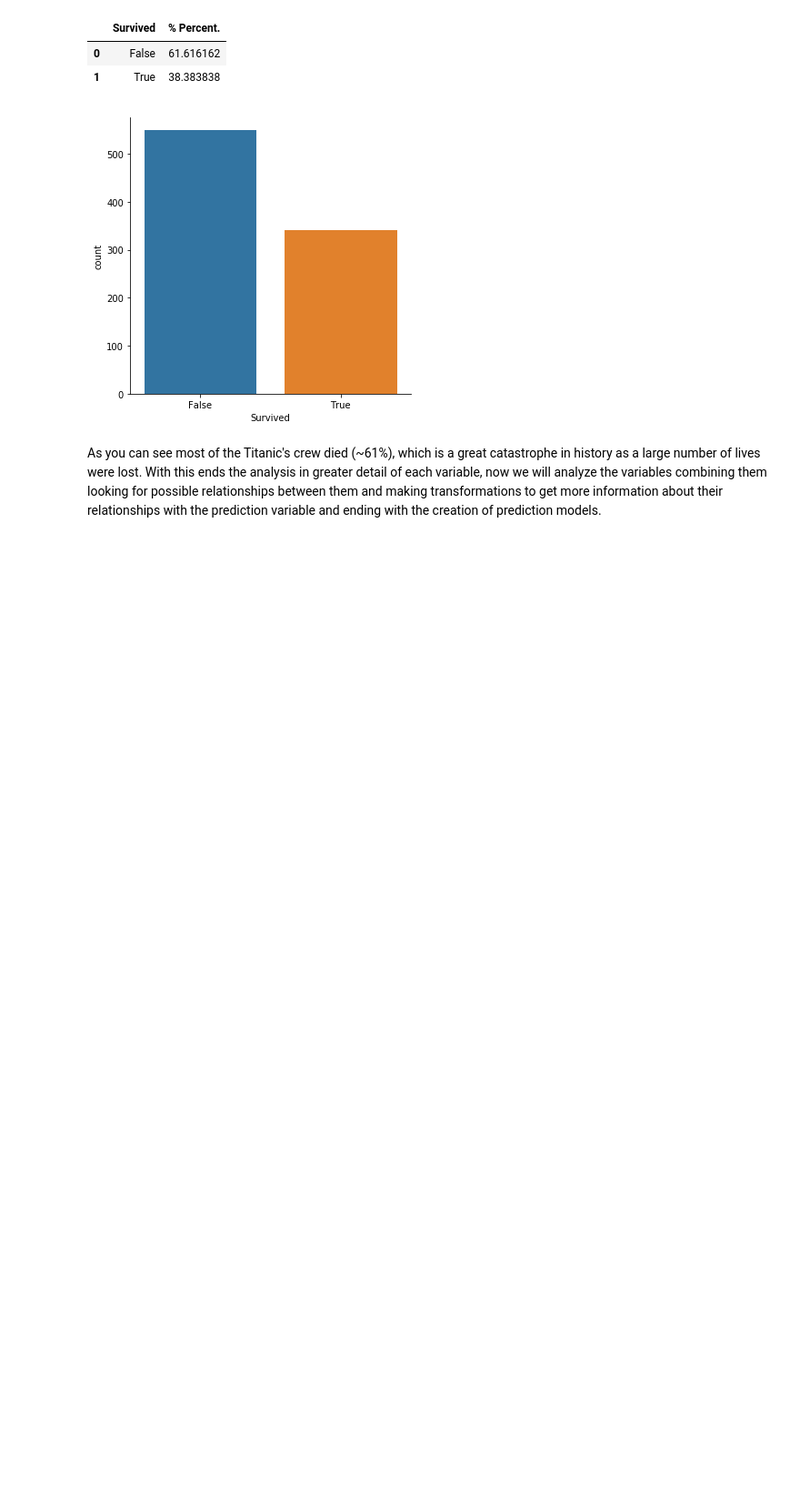
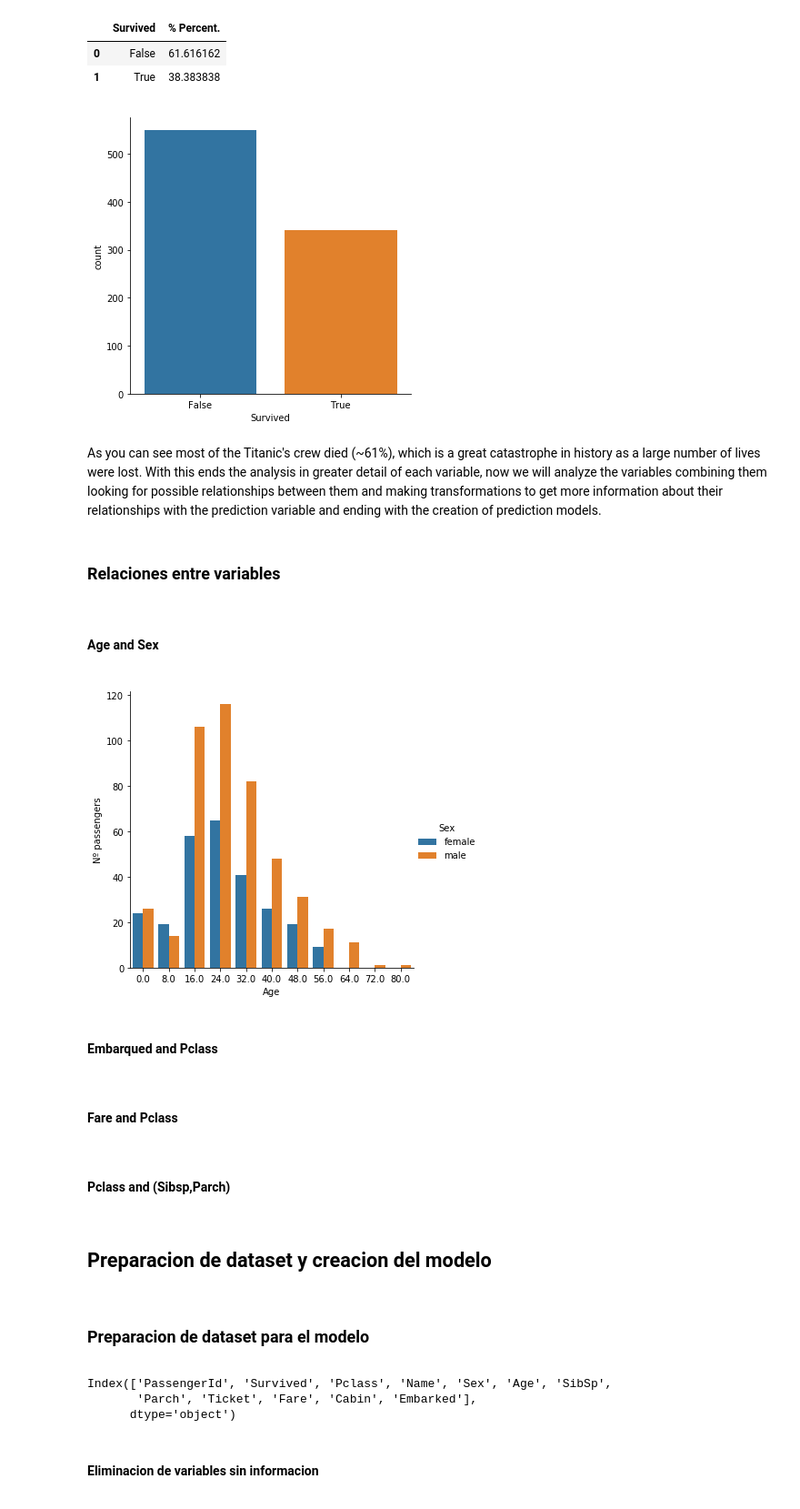
Before and after one commit to brudini/Titanic-Kaggle, a Jupyter notebook: titanic.ipynb, the cells around one changed output. Shown at 91% size. Saved outputs shown, nothing was run; the diff lists cells and outputs as text; code cells hidden in the pictures; blank space fills up the shorter version.

Commit message:
Relations and Clear Dataset
Clearing Dataset and view relations in attributes

```diff
--- a/titanic.ipynb
+++ b/titanic.ipynb
@@ -160,6 +172,8 @@ This dataset have 12 colummns, which are:
 # %% [markdown]
 Previous information has been obtained, most of the passengers who were 3rd class, male, middle age, barely had relatives, boarded from Southampton. In addition most of this dataset died.
 Now we are going to make an in-depth analysis of each variable of the dataset and get information with greater interest.
+# %%
+train_df=train
 # %% [markdown]
 #### **PassengerId : Passenger Identifier**
 <a id="PassengerId"></a>
@@ -521,3 +536,38 @@ g = sns.catplot('Survived',data=train_df, kind='count')
 # %% [markdown]
 As you can see most of the Titanic's crew died (~61%), which is a great catastrophe in history as a large number of lives were lost.
 With this ends the analysis in greater detail of each variable, now we will analyze the variables combining them looking for possible relationships between them and making transformations to get more information about their relationships with the prediction variable and ending with the creation of prediction models.
+# %% [markdown]
+### **Relaciones entre variables**
+<a id="Relations"></a>
+# %% [markdown]
+#### **Age and Sex**
+<a id="Age_Sex"></a>
+# %%
+plot_hue_survived(train_df,"Age","Sex",10)
+# %% [output]
+[figure, added]
+# %% [markdown]
+#### **Embarqued and Pclass**
+<a id="Embarqued_Pclass"></a>
+# %% [markdown]
+#### **Fare and Pclass**
+<a id="Fare_Pclass"></a>
+# %% [markdown]
+#### **Pclass and (Sibsp,Parch)**
+<a id="Pclass_Family"></a>
+# %% [markdown]
+## **Preparacion de dataset  y creacion del modelo**
+<a id="Prepare_create"></a>
+# %% [markdown]
+### **Preparacion de dataset para el modelo**
+<a id="Prepare"></a>
+# %%
+train_df=train
+train_df.columns
+# %% [output]
+Index(['PassengerId', 'Survived', 'Pclass', 'Name', 'Sex', 'Age', 'SibSp',
+       'Parch', 'Ticket', 'Fare', 'Cabin', 'Embarked'],
+      dtype='object')
+# %% [markdown]
+#### **Eliminacion de variables sin informacion**
+<a id="Delete"></a>
```
Also changed, not shown: parts of 17 cells of this notebook.
